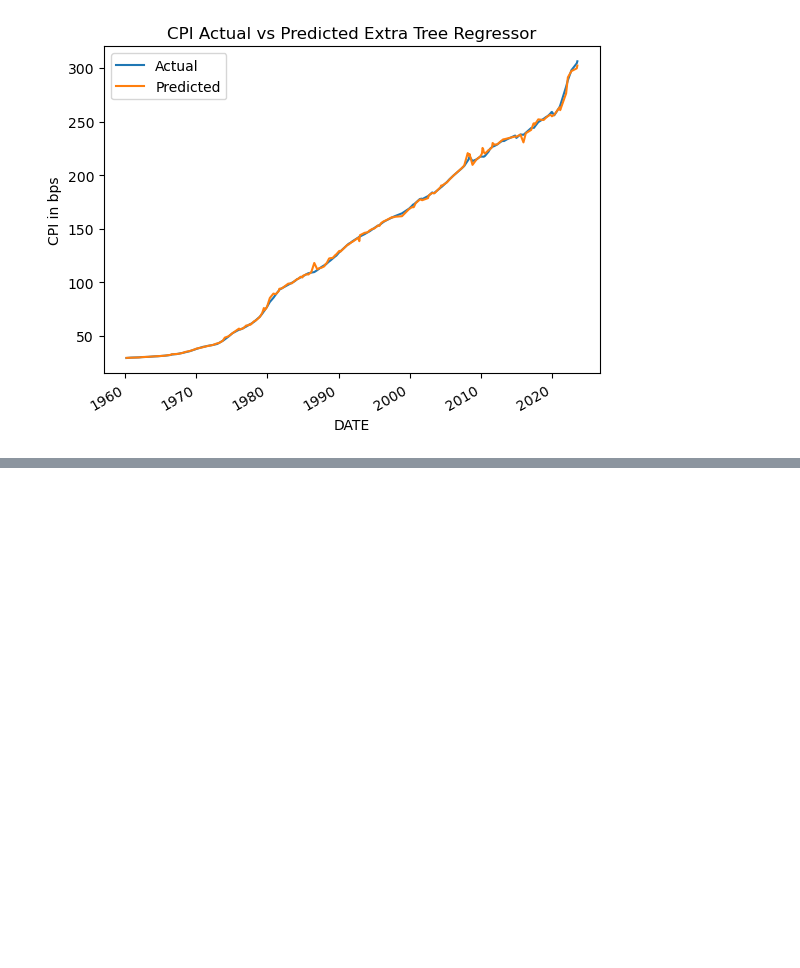
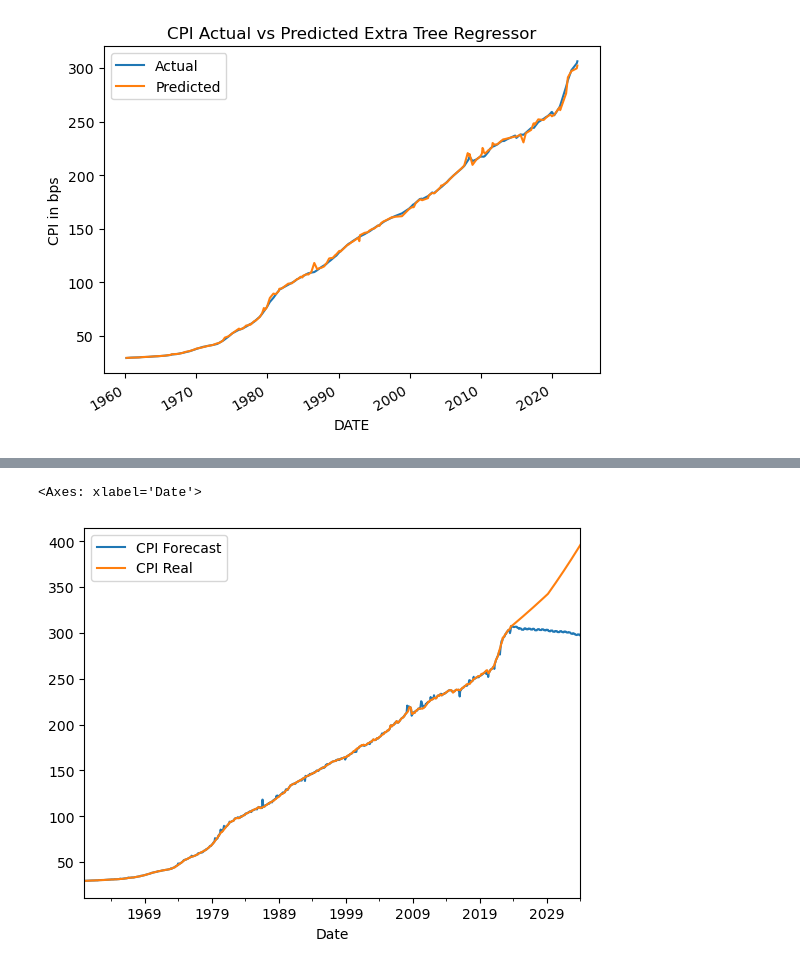
Before and after one commit to t-sullivan/Project-2, a Jupyter notebook: ExtraTreeRegressor.ipynb, the cells around one changed output, grey strips where cells are left out. Drawn from its saved outputs; the diff is of its cells as text; code cells hidden in the pictures; blank space fills up the shorter version.

```diff
--- a/ExtraTreeRegressor.ipynb
+++ b/ExtraTreeRegressor.ipynb
@@ -125,0 +151,4 @@ results_df.plot(title = 'CPI Actual vs Predicted Extra Tree Regressor', ylabel =
+# %%
+# Convert 'DATE' to datetime
+future_cpi_predict_features['DATE'] = pd.to_datetime(future_cpi_predict_features['DATE'], errors='coerce')
+future_cpi_predict_features_df_encoded = future_cpi_predict_features.set_index("DATE")
@@ -125,0 +171,9 @@ results_df.plot(title = 'CPI Actual vs Predicted Extra Tree Regressor', ylabel =
+# %%
+# Get dummies and encode 'President' columns as 0 and 1
+future_cpi_predict_features_df_encoded = pd.get_dummies(future_cpi_predict_features, columns=['President'])
+
+# Convert boolean values to integers (0 and 1)
+future_cpi_predict_features_df_encoded[['President_Dem', 'President_Rep']] = future_cpi_predict_features_df_encoded[['President_Democrat', 'President_Republican']].astype(int)
+
+# Drop the original 'President' columns
+future_cpi_predict_features_df_encoded = future_cpi_predict_features_df_encoded.drop(['President_Democrat', 'President_Republican','CPI','Unnamed: 24'], axis=1)
@@ -125,0 +213,11 @@ results_df.plot(title = 'CPI Actual vs Predicted Extra Tree Regressor', ylabel =
+# %%
+joint = pd.DataFrame(cpi_predict_result, columns=['CPI Forecast'])
+joint['CPI Real'] = future_cpi_predict_features['CPI']
+joint['Date'] = future_cpi_predict_features['DATE']
+
+joint = joint.set_index('Date')
+
+joint.plot()
+# %% [output]
+<Axes: xlabel='Date'>
+[figure, added]
```
Also changed, not shown: parts of 15 cells of this notebook, 1 other file.
